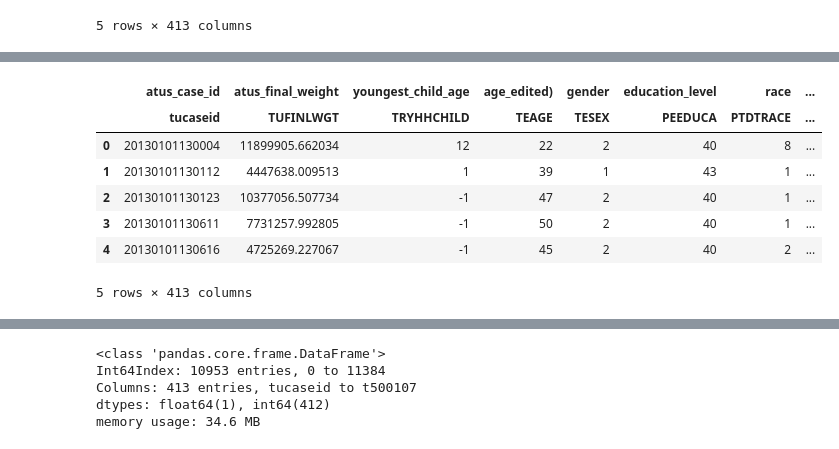
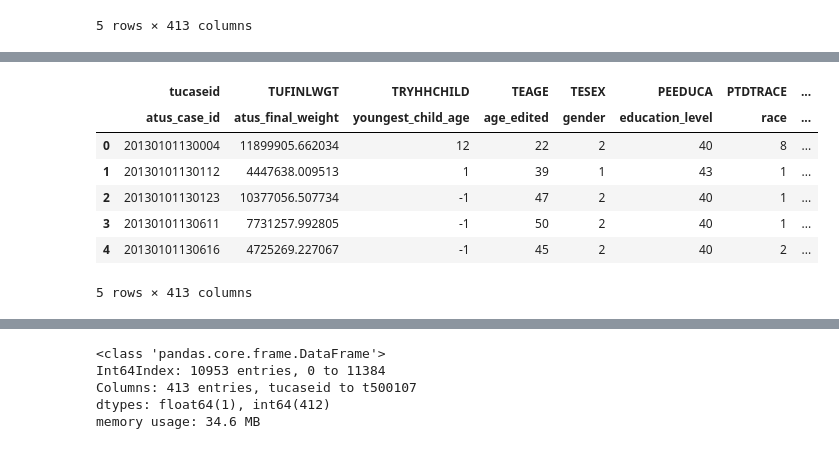
Before and after one commit to tiyd-python-2015-05/atus-analysis, a Jupyter notebook: Starting Point.ipynb, the cells around one changed output, grey strips where cells are left out. Cells and saved outputs as stored; diff of their text form; code cells hidden in the pictures.

```diff
--- a/Starting Point.ipynb
+++ b/Starting Point.ipynb
@@ -40,7 +45,7 @@ meanings =  ['metropolitan_status',
              'education_level',
              'is_hispanic',
              'race',
-             'age_edited)',
+             'age_edited',
              'weekly_hours_worked',
              'employment_status',
              'has_multiple_jobs',
@@ -63,7 +68,7 @@ meanings =  ['metropolitan_status',
 
 summary_columns = {key: meanings[i] for i, key in enumerate(variables)}
 meanings_unsorted = [summary_columns[key] for key in summary.columns.values[:24]]
-meanings_unsorted.extend(summary.columns.values[24:])
+# meanings_unsorted.extend(summary.columns.values[24:])
 # %%
 # summary = pd.read_csv("atusdata/atussum_2013.dat")
 summary.info()
@@ -101,3 +106,22 @@ summary.head()
 | 3 | 20130101130611 | 7731257.992805 | -1 | 50 | 2 | 40 | 1 | 1 | 1 | 1 | ... |
 | 4 | 20130101130616 | 4725269.227067 | -1 | 45 | 2 | 40 | 2 | 2 | 1 | 1 | ... |
 5 rows × 413 columns
+# %%
+import parse_activities as pa
+#import importlib
+#importlib.reload(pa)
+#del pa
+pa.atus_codes_list
+pa.codes_dict
+z = summary_columns.copy()
+z.update(pa.codes_dict)
+summary_columns = z
+summary_columns
+code_meanings = [ pa.codes_dict[i] for i in summary.columns.values[24:]]
+meanings_unsorted.extend(code_meanings)
+meanings_unsorted
+# summary4 = summary.rename(columns=pa.codes_dict)
+# summary4.head()
+# summary5 = summary4
+# summary5.columns = pd.MultiIndex.from_tuples(list(zip(meanings_unsorted, summary.columns)))
+# summary5.head() # .columns.values
@@ -104,11 +146,11 @@ summary.head()
 # %%
 summary2 = summary.rename(columns=summary_columns)
 summary3 = summary2
-summary3.columns = pd.MultiIndex.from_tuples(list(zip(meanings_unsorted, summary.columns)))
+summary3.columns = pd.MultiIndex.from_tuples(list(zip(summary.columns, meanings_unsorted)))
 summary3.head() # .columns.values
 # %% [output]
-|  | atus_case_id | atus_final_weight | youngest_child_age | age_edited) | gender | education_level | race | ... |
 |  | tucaseid | TUFINLWGT | TRYHHCHILD | TEAGE | TESEX | PEEDUCA | PTDTRACE | ... |
+|  | atus_case_id | atus_final_weight | youngest_child_age | age_edited | gender | education_level | race | ... |
 | 0 | 20130101130004 | 11899905.662034 | 12 | 22 | 2 | 40 | 8 | ... |
 | 1 | 20130101130112 | 4447638.009513 | 1 | 39 | 1 | 43 | 1 | ... |
 | 2 | 20130101130123 | 10377056.507734 | -1 | 47 | 2 | 40 | 1 | ... |
```
Also changed, not shown: parts of 40 cells of this notebook, 5 other files.
